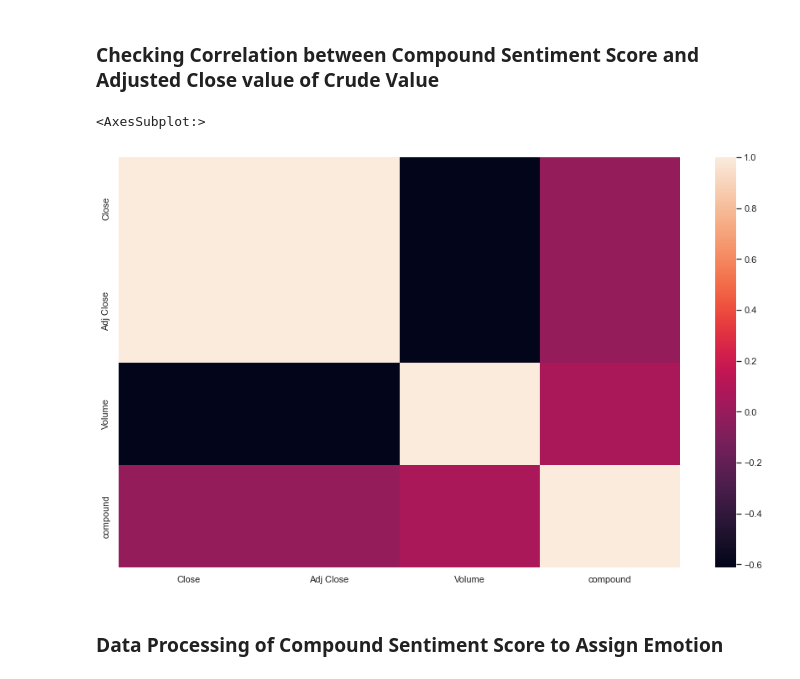
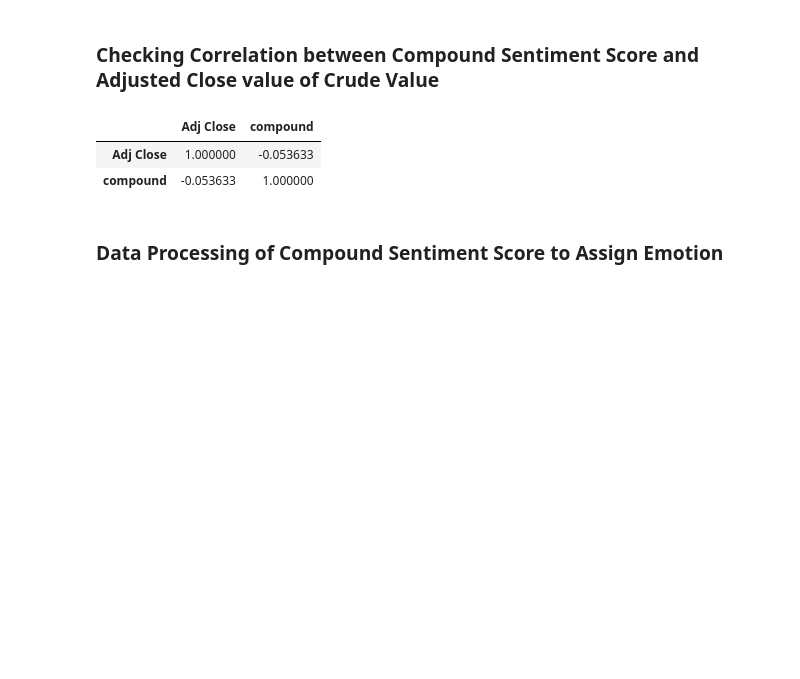
Before and after one commit to bhuwan1998/Sentiment_Analysis, a Jupyter notebook: Final_Data_Processing.ipynb, the cells around one changed output. Saved outputs shown, nothing was run; the diff lists cells and outputs as text; code cells hidden in the pictures; blank space fills up the shorter version.

```diff
--- a/Final_Data_Processing.ipynb
+++ b/Final_Data_Processing.ipynb
@@ -135,7 +138,8 @@ from nltk.sentiment import SentimentIntensityAnalyzer
 vader = SentimentIntensityAnalyzer()
 
 #iterate through the tweets and get polarity scores using vader
-scores = data_df['content'].apply(vader.polarity_scores).to_list()
+# scores = data_df['content'].apply(vader.polarity_scores).to_list()
+scores = data_df['content'].apply(lambda x : vader.polarity_scores(str(x))).to_list()
 # %%
 scores_df = pd.DataFrame(scores)
 
@@ -154,11 +151,12 @@ x = parsed_scores_data[['High', 'Low', 'Volume', 'Open', 'compound', 'Close']]
 y = parsed_scores_data['Adj Close']
 x_train, x_test, y_train, y_test = train_test_split(x, y, test_size=0.25)
 # %%
-z = parsed_scores_data[['Close', 'Adj Close', 'Volume', 'compound']]
-sns.heatmap(z.corr())
+z = parsed_scores_data[['Adj Close', 'compound']]
+z.corr()
 # %% [output]
-<AxesSubplot:>
-[figure, removed]
+|  | Adj Close | compound |
+| Adj Close | 1.000000 | -0.053633 |
+| compound | -0.053633 | 1.000000 |
 # %% [markdown]
 ### Data Processing of Compound Sentiment Score to Assign Emotion
 # %%
```
Also changed, not shown: parts of 25 cells of this notebook, 7 other files.
